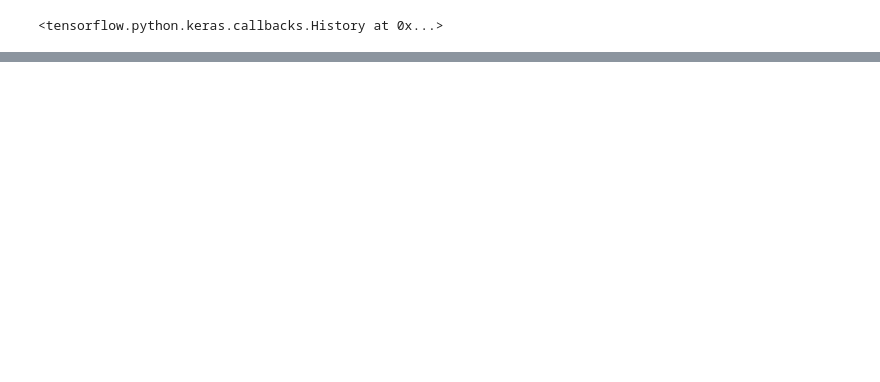
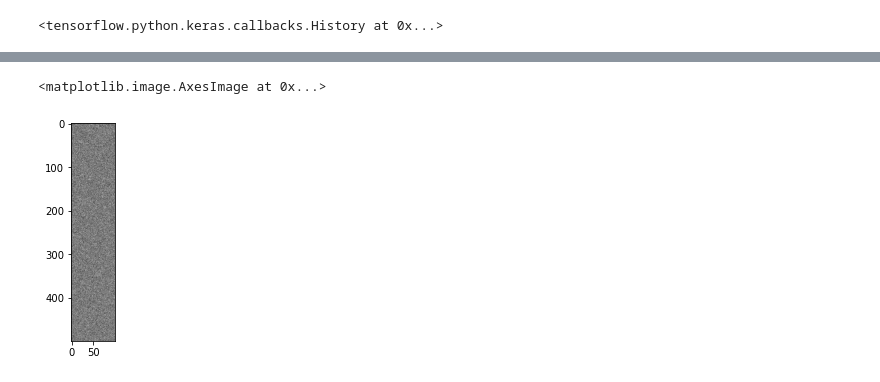
Before and after one commit to Bounty1993/Generative-NN, a Jupyter notebook: GANs.ipynb, the cells around one changed output, grey strips where cells are left out. Drawn from its saved outputs; the diff is of its cells as text; code cells hidden in the pictures; blank space fills up the shorter version.

```diff
--- a/GANs.ipynb
+++ b/GANs.ipynb
@@ -66,0 +125,5 @@ res = model.predict(x_test[1:2])
+# %%
+plt.imshow(test_arr, cmap='gray_r')
+# %% [output]
+<matplotlib.image.AxesImage at 0x...>
+[figure, added]
```
Also changed, not shown: parts of 8 cells of this notebook.
